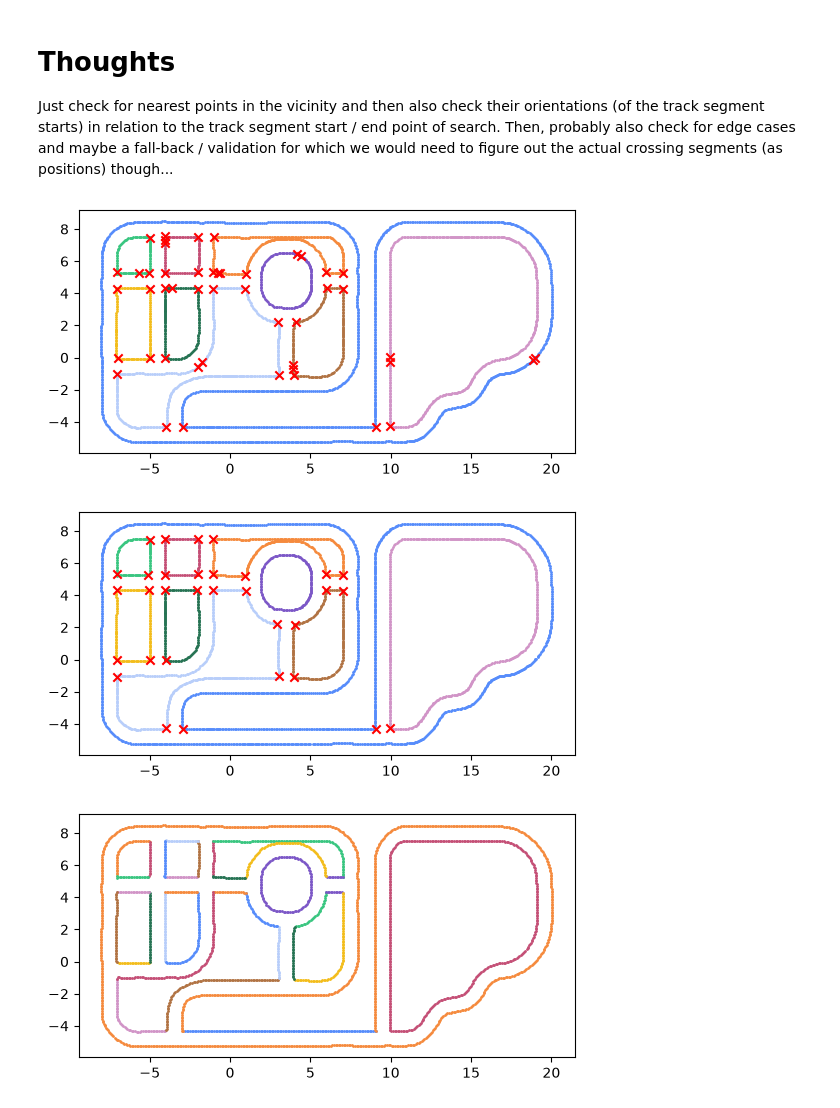
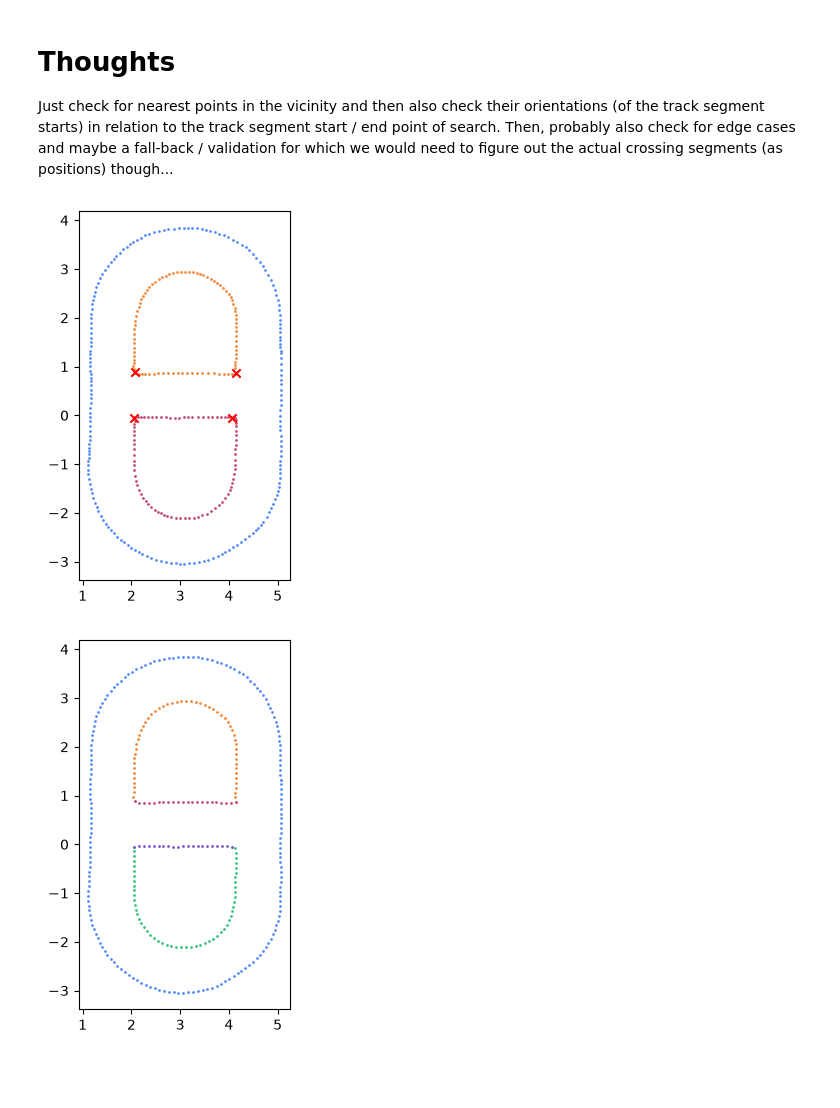
Before and after one commit to Schmiddy2000/FreiCarPythonPlayground, a Jupyter notebook: M2 Mapping/structured_map_construction.ipynb, the cells around one changed output. Drawn from its saved outputs; the diff is of its cells as text; code cells hidden in the pictures; blank space fills up the shorter version.

```diff
--- a/M2 Mapping/structured_map_construction.ipynb
+++ b/M2 Mapping/structured_map_construction.ipynb
@@ -1248,7 +1846,7 @@ class MapConstructor:
 mc = MapConstructor('odometry')
 
 map_types = ["small_provided", "small_own", "big"]
-map_type = map_types[2]
+map_type = map_types[0]
 
 if map_type == "small_provided":
     outer_path = "../data/Maps/outer.mcap"
@@ -1287,7 +1885,3 @@ if map_type == "big":
     mc.load_ros_bag(inner_path_9, "inner")
 
 mc.build_averages(50)
-# %%
-mc.plot_curves()
-# %% [output]
-[figure, removed]
@@ -1294,18 +1893,16 @@ mc.plot_curves()
 # %%
-mc.preprocess()
-
 mc.plot_curves()
 # %% [output]
-[figure, old version]
+[figure, new version]
 # %%
 mc.split_curves_into_segments()
 
-mc.estimate_track_width(0.9)
+mc.estimate_track_width(0.92)
 mc.identify_consecutive_track_segments()
 
 mc.plot_segments()
 # %% [output]
-[figure, old version]
+[figure, new version]
 # %%
 mc.clean_track_segment_maps()
 mc.get_segment_track_separation()
```
Also changed, not shown: parts of 10 cells of this notebook.
